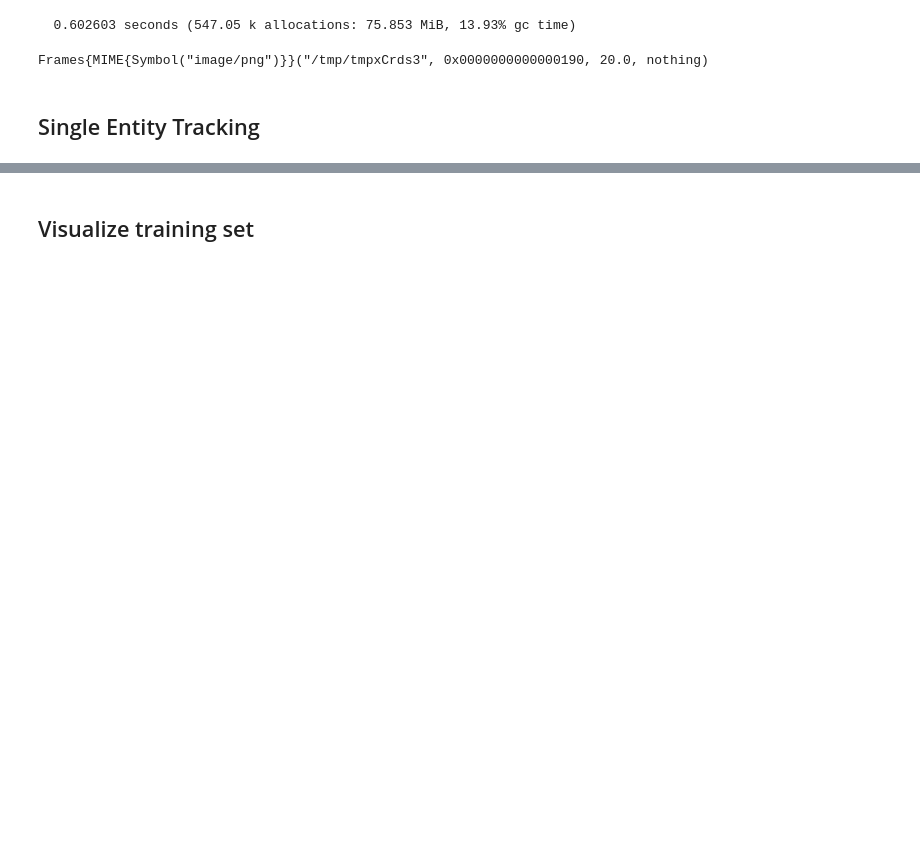
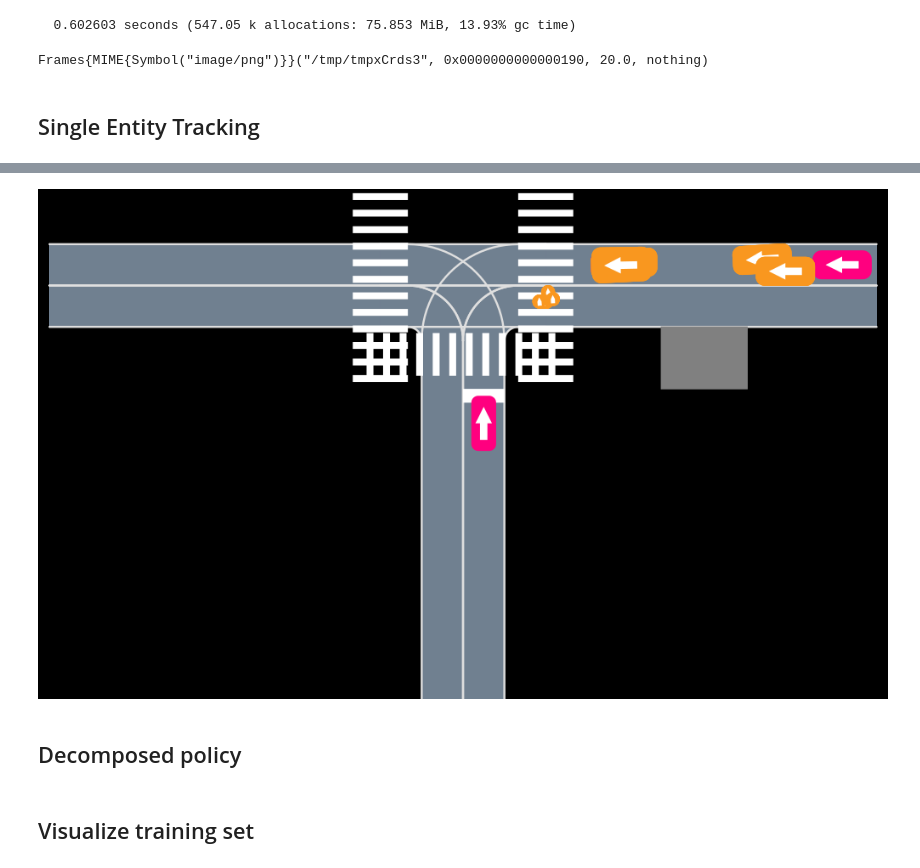
Before and after one commit to sisl/AutomotiveSafeRL, a Jupyter notebook: training_scripts/RNNFiltering/visualize_prediction.ipynb, the cells around one changed output, grey strips where cells are left out. Saved outputs shown, nothing was run; the diff lists cells and outputs as text; code cells hidden in the pictures; blank space fills up the shorter version.

```diff
--- a/training_scripts/RNNFiltering/visualize_prediction.ipynb
+++ b/training_scripts/RNNFiltering/visualize_prediction.ipynb
@@ -172,0 +492,12 @@ ped_pomdp.max_cars = 0
+# %%
+global STEP = 0
+pomdp.max_cars = 2
+pomdp.max_peds = 2
+ref_updaters = Dict(AgentClass.PEDESTRIAN => SingleAgentTracker(ped_pomdp, ped_models, pres_threshold, VehicleDef()),
+                    AgentClass.CAR =>  SingleAgentTracker(car_pomdp, car_models, pres_threshold, VehicleDef()))
+up = MultipleAgentsTracker(pomdp, ref_updaters, Dict{Int64, SingleAgentTracker}())
+policy = FunctionPolicy(s -> UrbanAction(0.))
+s0 = initialstate(pomdp, rng)
+b0 = MultipleAgentsBelief(Dict{Int64, SingleAgentBelief}(), Vector{Float64}())
+hr = HistoryRecorder(max_steps=100, rng=rng)
+@time hist = simulate(hr, pomdp, policy, up, b0, s0);
@@ -172,0 +515,14 @@ ped_pomdp.max_cars = 0
+# %%
+struct MultipleAgentsBeliefOverlay <: SceneOverlay
+    b::MultipleAgentsBelief
+    color::Colorant
+end
+
+MultipleAgentsBeliefOverlay(b::MultipleAgentsBelief;color = MONOKAI["color4"]) = MultipleAgentsBeliefOverlay(b, color)
+
+function AutoViz.render!(rendermodel::RenderModel, overlay::MultipleAgentsBeliefOverlay, scene::Scene, env::OccludedEnv)
+    for (id, bel) in overlay.b.single_beliefs
+        bel_overlay = SingleAgentBeliefOverlay(bel, color=overlay.color)
+        AutoViz.render!(rendermodel, bel_overlay, scene, env)
+    end
+end
@@ -172,0 +591,21 @@ ped_pomdp.max_cars = 0
+# %%
+struct PedCarBeliefOverlay <: SceneOverlay
+    pomdp::UrbanPOMDP
+    b::PedCarRNNBelief
+    color::Colorant
+end
+
+function AutoViz.render!(rendermodel::RenderModel, overlay::PedCarBeliefOverlay, scene::Scene, env::OccludedEnv)
+    for pred in overlay.b.predictions
+#         bb, _ = process_prediction(overlay.pomdp, pred, overlay.b.obs)
+        bel = [veh for veh in obs_to_scene(overlay.pomdp, pred) if veh.id != EGO_ID]
+        bel_overlay = GaussianSensorOverlay(sensor=overlay.pomdp.sensor, o=bel, color=overlay.color)
+        AutoViz.render!(rendermodel, bel_overlay, scene, env)
+    end
+end
+# %%
+AutoViz.render(hist.state_hist[end], pomdp.env, [PedCarBeliefOverlay(pedcar_pomdp, b, MONOKAI["color4"]) for b in pedcar_beliefs], cam=FitToContentCamera(0.))
+# %% [output]
+[figure, added]
+# %% [markdown]
+## Decomposed policy
```
Also changed, not shown: parts of 28 cells of this notebook, 2 other files.
